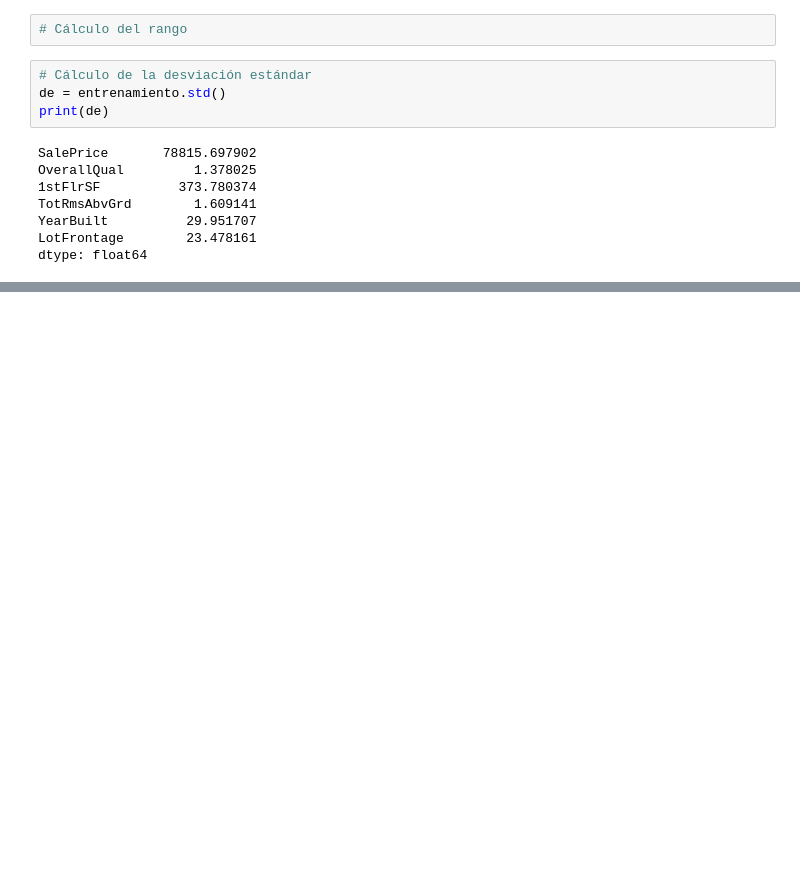
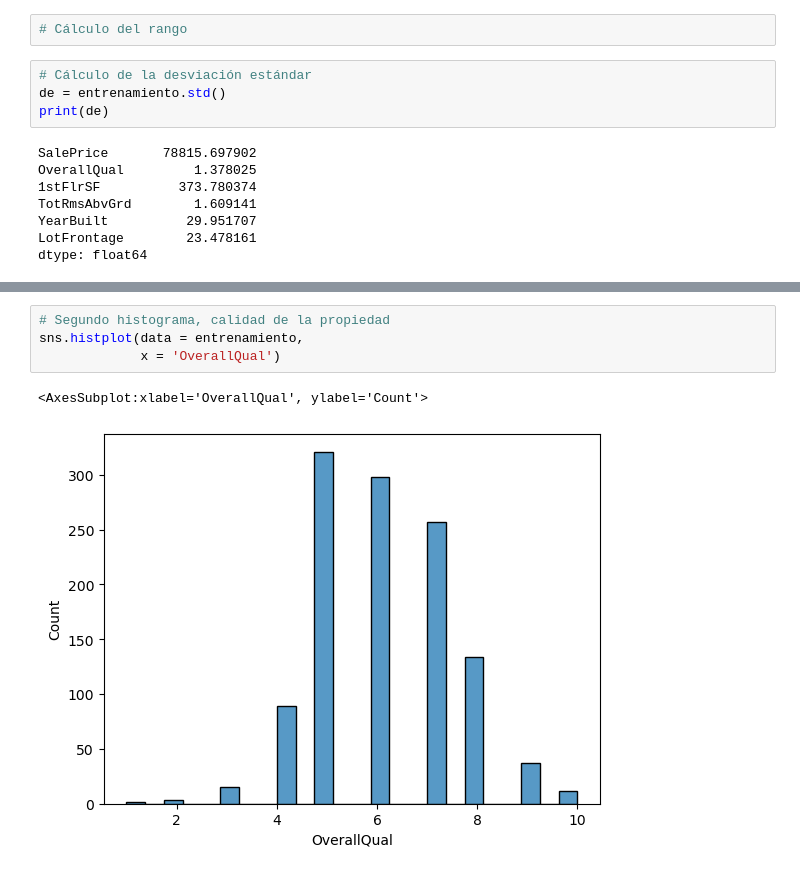
Before and after one commit to cristoforo93/Proyecto1, a Jupyter notebook: proy1.ipynb, the cells around one changed output, grey strips where cells are left out. Drawn from its saved outputs; the diff is of its cells as text; blank space fills up the shorter version.

```diff
--- a/proy1.ipynb
+++ b/proy1.ipynb
@@ -67,0 +78,7 @@ dtype: float64
+# %%
+# Segundo histograma, calidad de la propiedad
+sns.histplot(data = entrenamiento,
+             x = 'OverallQual')
+# %% [output]
+<AxesSubplot:xlabel='OverallQual', ylabel='Count'>
+[figure, added]
```
Also changed, not shown: parts of 9 cells of this notebook.
